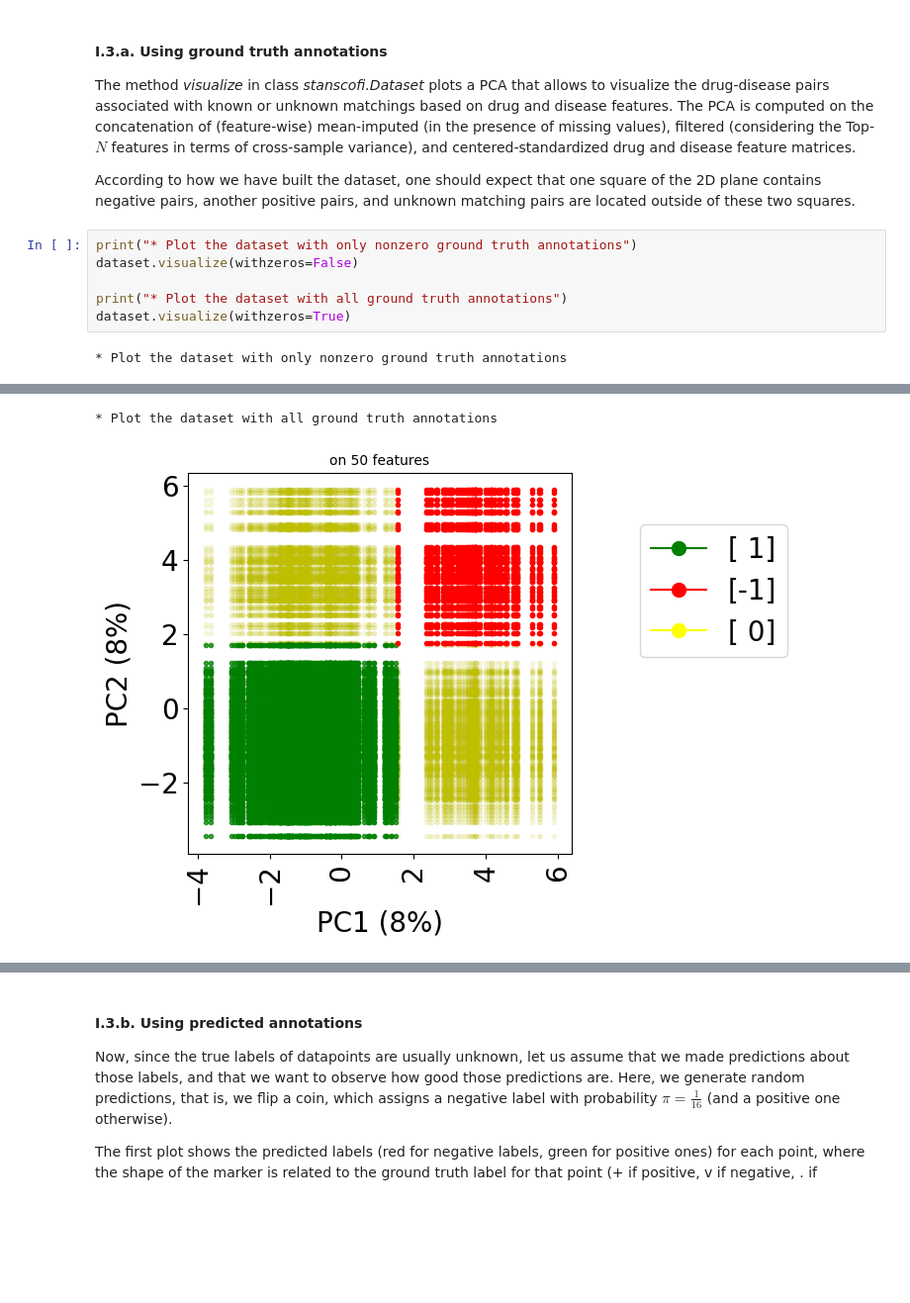
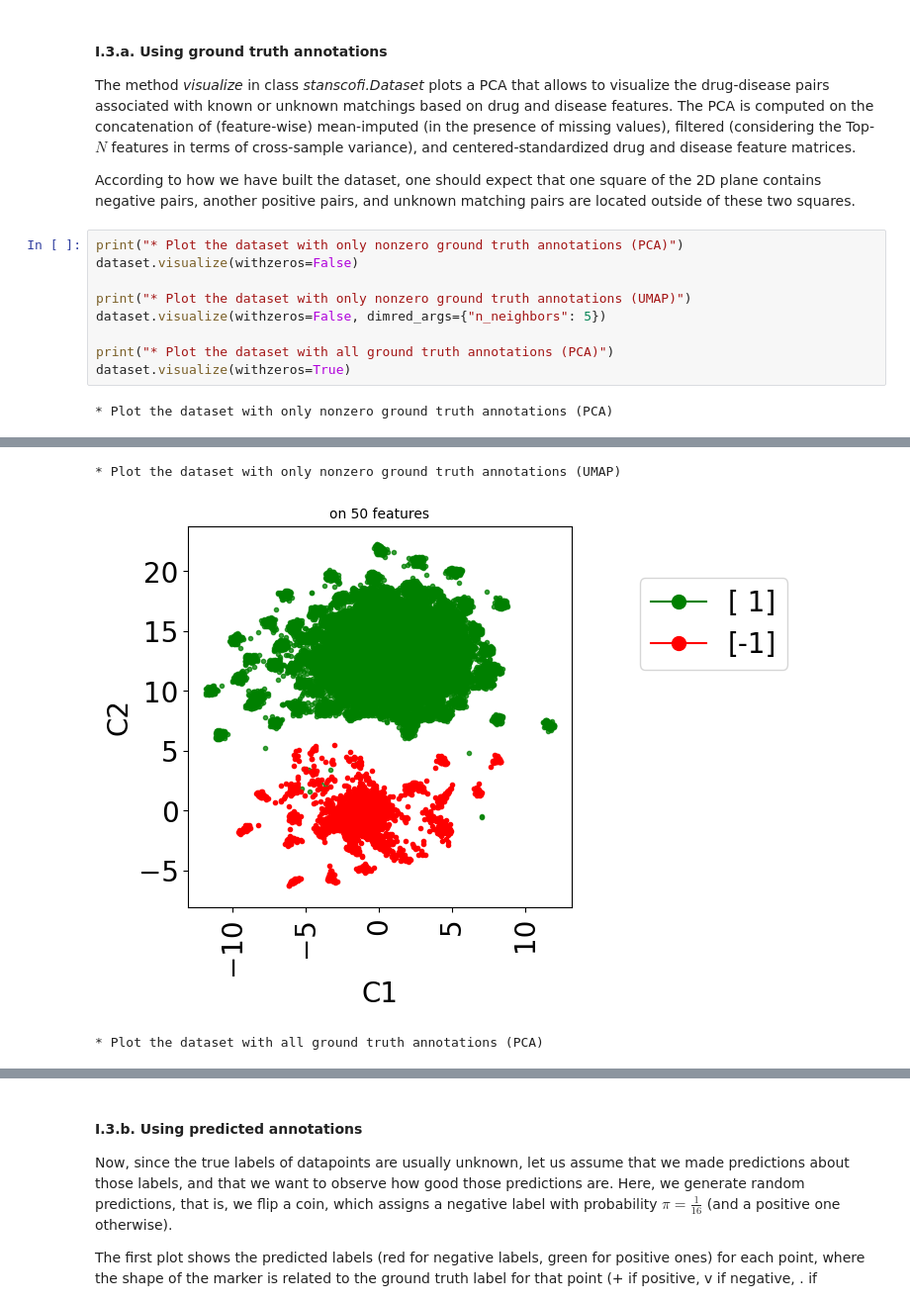
Before and after one commit to RECeSS-EU-Project/stanscofi, a Jupyter notebook: docs/Introduction to stanscofi.ipynb, the cells around one changed output, grey strips where cells are left out. Shown at 99% size. Cells and saved outputs as stored; diff of their text form; blank space fills up the shorter version.

Commit message:
<files> umap implementation (replacing tsne); import of v1 datasets

```diff
--- a/docs/Introduction to stanscofi.ipynb
+++ b/docs/Introduction to stanscofi.ipynb
@@ -189,13 +193,17 @@ The method *visualize* in class *stanscofi.Dataset* plots a PCA that allows to v
 
 According to how we have built the dataset, one should expect that one square of the 2D plane contains negative pairs, another positive pairs, and unknown matching pairs are located outside of these two squares.
 # %%
-print("* Plot the dataset with only nonzero ground truth annotations")
+print("* Plot the dataset with only nonzero ground truth annotations (PCA)")
 dataset.visualize(withzeros=False)
 
-print("* Plot the dataset with all ground truth annotations")
+print("* Plot the dataset with only nonzero ground truth annotations (UMAP)")
+dataset.visualize(withzeros=False, dimred_args={"n_neighbors": 5})
+
+print("* Plot the dataset with all ground truth annotations (PCA)")
 dataset.visualize(withzeros=True)
 # %% [output]
-* Plot the dataset with only nonzero ground truth annotations
+* Plot the dataset with only nonzero ground truth annotations (PCA)
 [figure]
-* Plot the dataset with all ground truth annotations
+* Plot the dataset with only nonzero ground truth annotations (UMAP)
-[figure, old version]
+[figure, new version]
+* Plot the dataset with all ground truth annotations (PCA)
```
Also changed, not shown: parts of 16 cells of this notebook, 8 other files.
